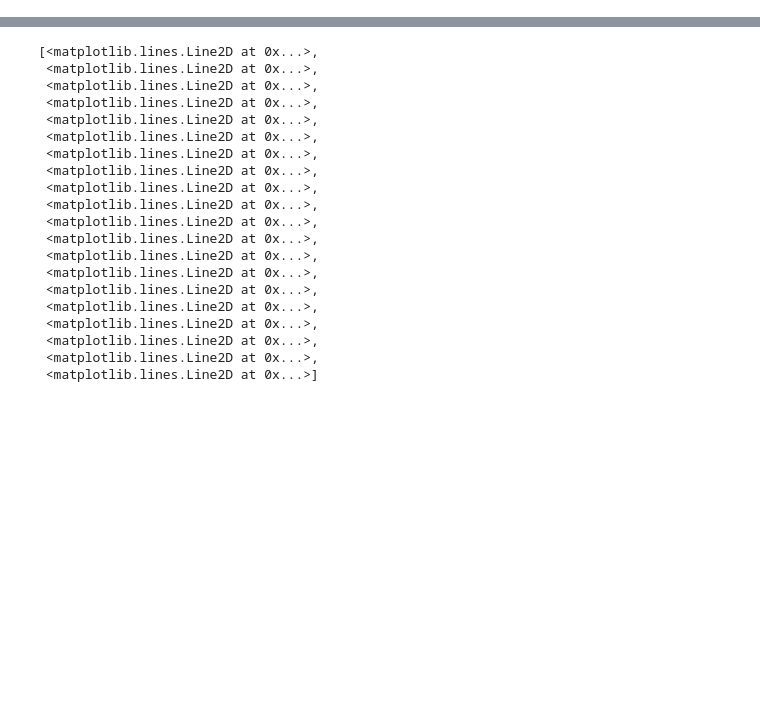
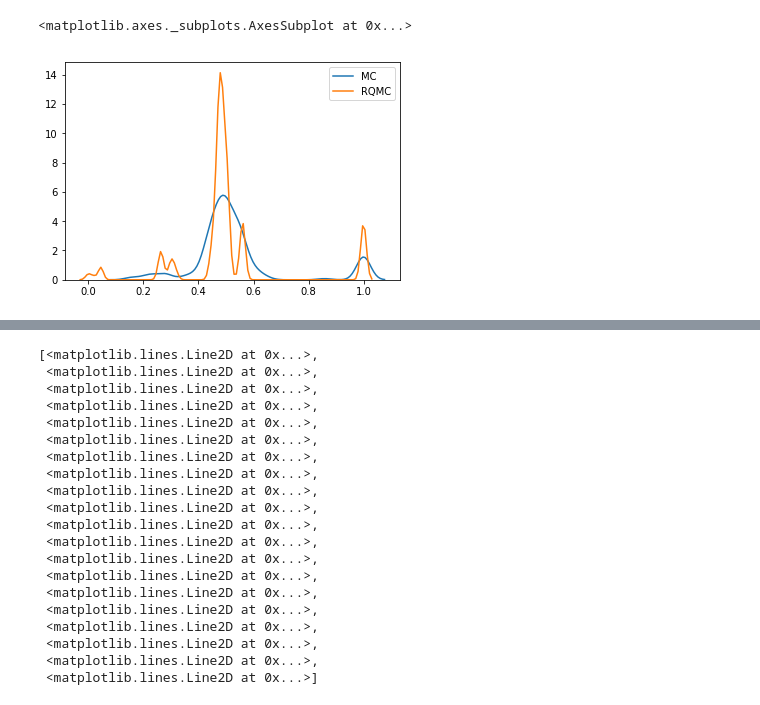
Before and after one commit to alexanderbuchholz/bayesian-optimization, a Jupyter notebook: pyro_bo/eval_pyro_sim.ipynb, the cells around one changed output, grey strips where cells are left out. Saved outputs shown, nothing was run; the diff lists cells and outputs as text; code cells hidden in the pictures; blank space fills up the shorter version.

```diff
--- a/pyro_bo/eval_pyro_sim.ipynb
+++ b/pyro_bo/eval_pyro_sim.ipynb
@@ -15,0 +49,6 @@ mc_y.shape
+# %%
+sns.kdeplot(mc_x_reshape[:,1], label='MC')
+sns.kdeplot(rqmc_x_reshape[:,1], label='RQMC')
+# %% [output]
+<matplotlib.axes._subplots.AxesSubplot at 0x...>
+[figure, added]
```
Also changed, not shown: parts of 9 cells of this notebook, 3 other files.
